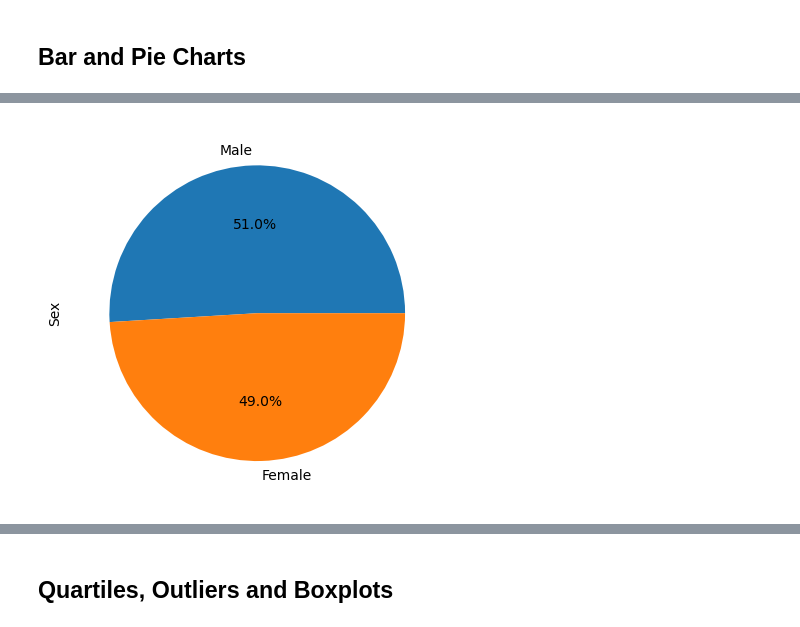
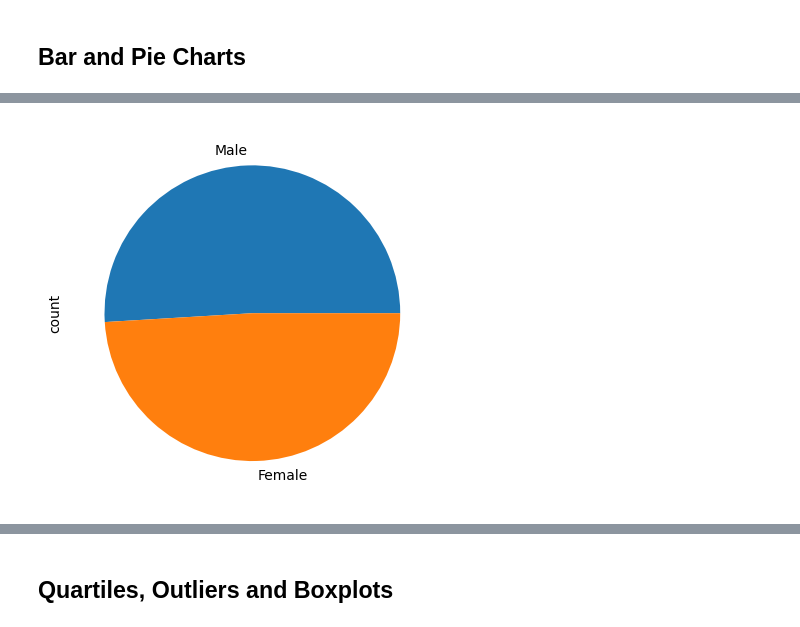
Before and after one commit to angiecfoust/matplotlib_module5, a Jupyter notebook: Pymaceuticals/pymaceuticals_starter.ipynb, the cells around one changed output, grey strips where cells are left out. Cells and saved outputs as stored; diff of their text form; code cells hidden in the pictures.

```diff
--- a/Pymaceuticals/pymaceuticals_starter.ipynb
+++ b/Pymaceuticals/pymaceuticals_starter.ipynb
@@ -162,6 +182,9 @@ summary_adv
 # %%
 # Generate a pie plot showing the distribution of female versus male mice using Pandas
+gender = study_data_df["Sex"].value_counts()
+gender.plot(kind="pie")
+plt.show()
 # %% [output]
-[figure, old version]
+[figure, new version]
 # %%
 # Generate a pie plot showing the distribution of female versus male mice using pyplot
```
Also changed, not shown: parts of 8 cells of this notebook.
